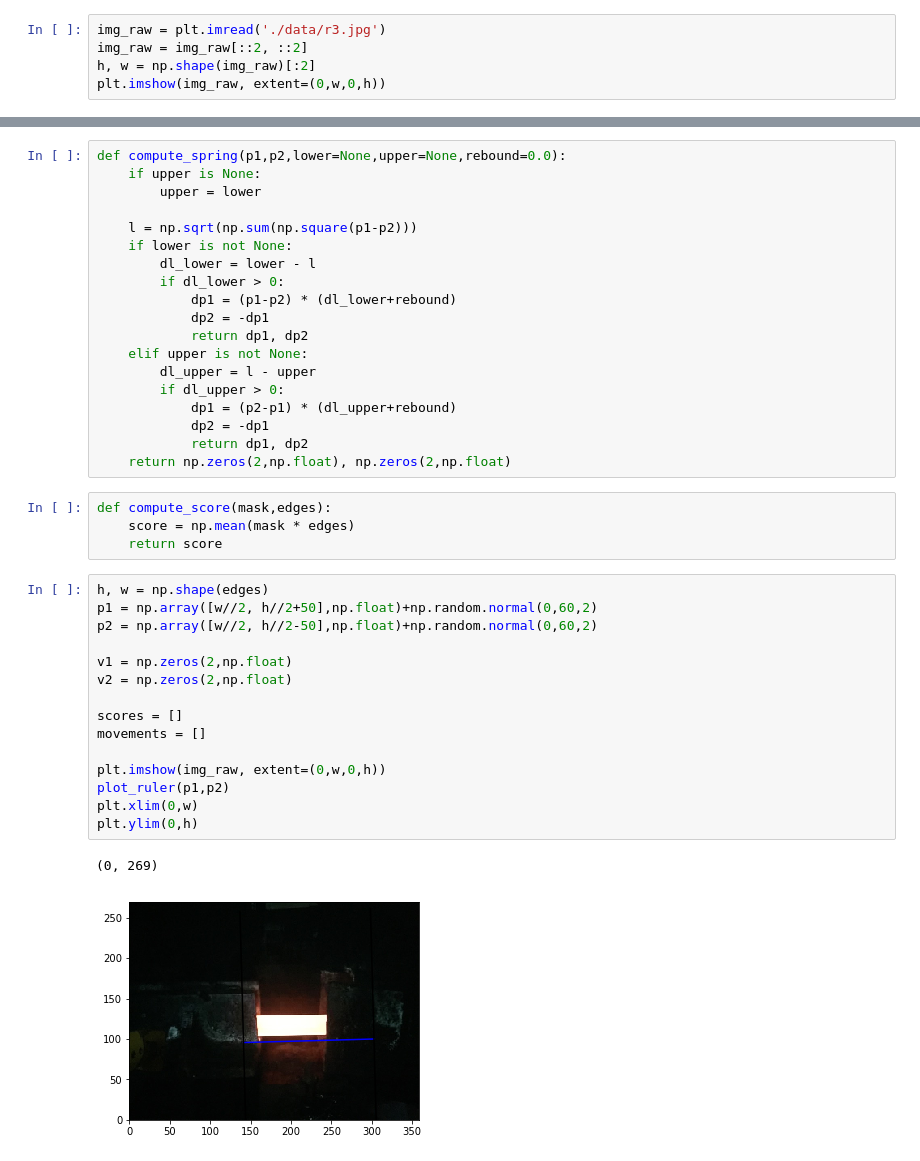
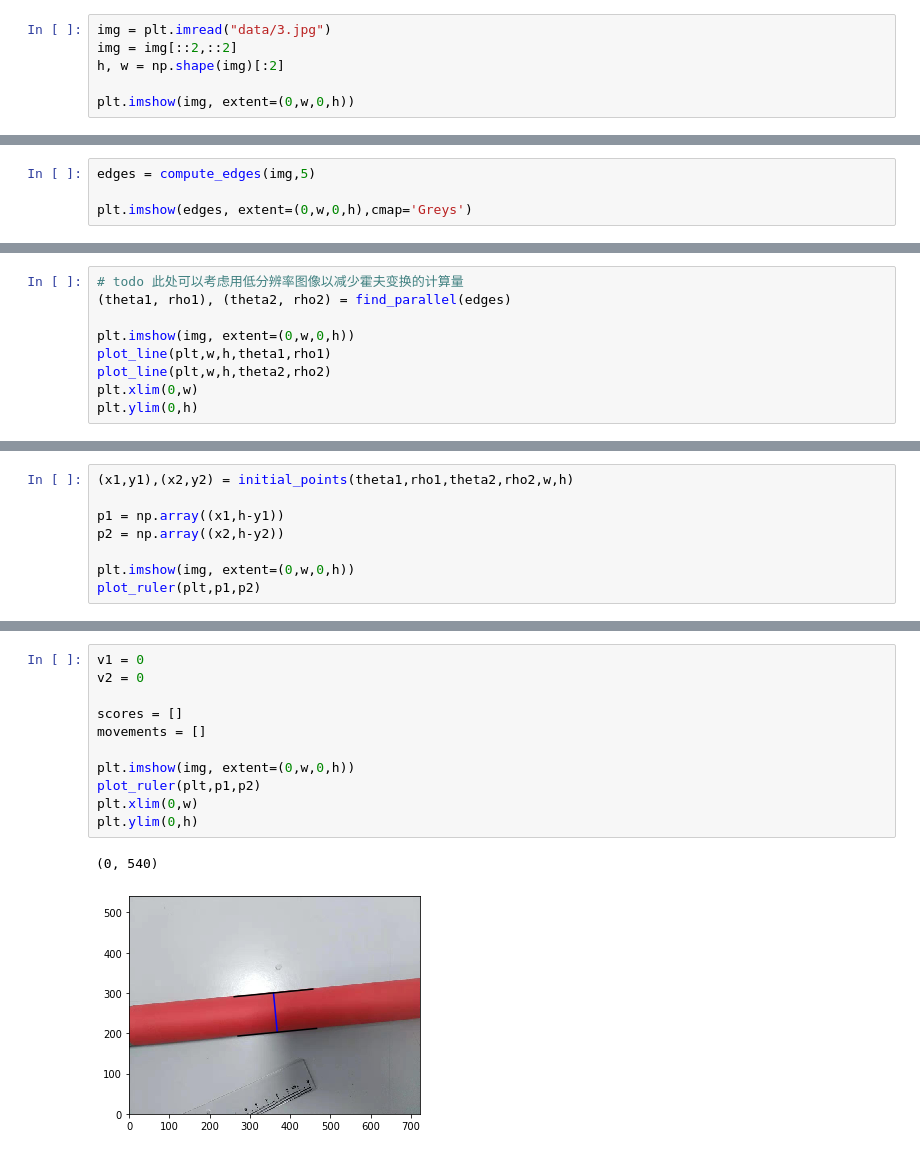
Before and after one commit to ChengYinghao/wireRod, a Jupyter notebook: gradient.ipynb, the cells around one changed output, grey strips where cells are left out. Saved outputs shown, nothing was run; the diff lists cells and outputs as text.

```diff
--- a/gradient.ipynb
+++ b/gradient.ipynb
@@ -8,7 +9,8 @@ import math
 # %%
-img_raw = plt.imread('./data/r3.jpg')
-img_raw = img_raw[::2, ::2]
-h, w = np.shape(img_raw)[:2]
-plt.imshow(img_raw, extent=(0,w,0,h))
+img = plt.imread("data/3.jpg")
+img = img[::2,::2]
+h, w = np.shape(img)[:2]
+
+plt.imshow(img, extent=(0,w,0,h))
 # %% [output]
 <matplotlib.image.AxesImage at 0x...>
@@ -63,0 +20,4 @@ plt.ylim(0,h)
+# %%
+edges = compute_edges(img,5)
+
+plt.imshow(edges, extent=(0,w,0,h),cmap='Greys')
@@ -63,0 +27,9 @@ plt.ylim(0,h)
+# %%
+# todo 此处可以考虑用低分辨率图像以减少霍夫变换的计算量
+(theta1, rho1), (theta2, rho2) = find_parallel(edges)
+
+plt.imshow(img, extent=(0,w,0,h))
+plot_line(plt,w,h,theta1,rho1)
+plot_line(plt,w,h,theta2,rho2)
+plt.xlim(0,w)
+plt.ylim(0,h)
@@ -63,0 +39,8 @@ plt.ylim(0,h)
+# %%
+(x1,y1),(x2,y2) = initial_points(theta1,rho1,theta2,rho2,w,h)
+
+p1 = np.array((x1,h-y1))
+p2 = np.array((x2,h-y2))
+
+plt.imshow(img, extent=(0,w,0,h))
+plot_ruler(plt,p1,p2)
@@ -120,42 +66,15 @@ def dp_by_rot(p,rot):
-# %%
-def compute_spring(p1,p2,lower=None,upper=None,rebound=0.0):
-    if upper is None:
-        upper = lower
-
-    l = np.sqrt(np.sum(np.square(p1-p2)))
-    if lower is not None:
-        dl_lower = lower - l
-        if dl_lower > 0:
-            dp1 = (p1-p2) * (dl_lower+rebound)
-            dp2 = -dp1
-            return dp1, dp2
-    elif upper is not None:
-        dl_upper = l - upper
-        if dl_upper > 0:
-            dp1 = (p2-p1) * (dl_upper+rebound)
-            dp2 = -dp1
-            return dp1, dp2
-    return np.zeros(2,np.float), np.zeros(2,np.float)
-# %%
-def compute_score(mask,edges):
-    score = np.mean(mask * edges)
-    return score
 # %%
-h, w = np.shape(edges)
-p1 = np.array([w//2, h//2+50],np.float)+np.random.normal(0,60,2)
-p2 = np.array([w//2, h//2-50],np.float)+np.random.normal(0,60,2)
-
-v1 = np.zeros(2,np.float)
-v2 = np.zeros(2,np.float)
+v1 = 0
+v2 = 0
 
 scores = []
 movements = []
 
-plt.imshow(img_raw, extent=(0,w,0,h))
-plot_ruler(p1,p2)
+plt.imshow(img, extent=(0,w,0,h))
+plot_ruler(plt,p1,p2)
 plt.xlim(0,w)
 plt.ylim(0,h)
 # %% [output]
-(0, 269)
+(0, 540)
-[figure, old version]
+[figure, new version]
 # %%
```
Also changed, not shown: parts of 22 cells of this notebook, 2 other files.
